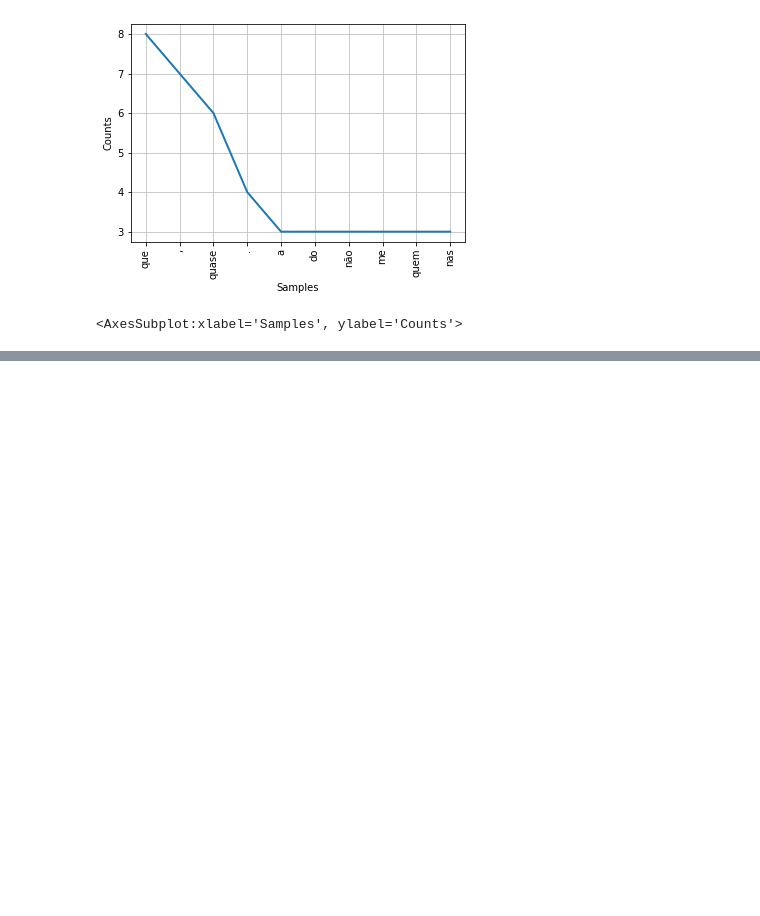
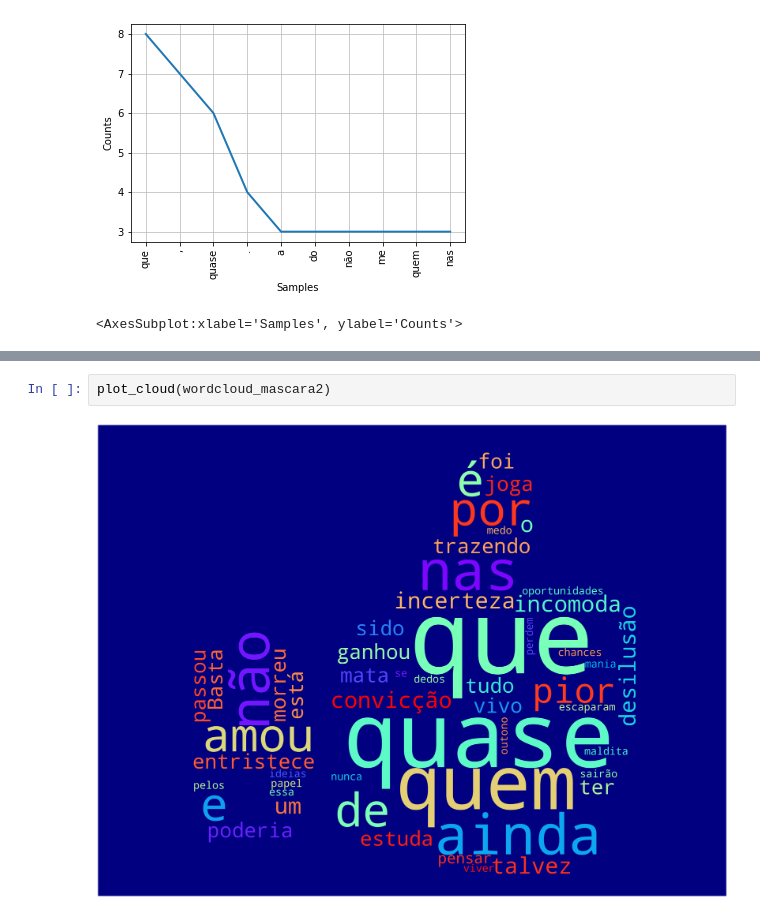
Before and after one commit to treinaweb/treinaweb-PLN-mineracao-de-texto, a Jupyter notebook: MineraçãoTexto.ipynb, the cells around one changed output, grey strips where cells are left out. Drawn from its saved outputs; the diff is of its cells as text; blank space fills up the shorter version.

```diff
--- a/MineraçãoTexto.ipynb
+++ b/MineraçãoTexto.ipynb
@@ -77,0 +127,4 @@ fdist.plot(10)
+# %%
+plot_cloud(wordcloud_mascara2)
+# %% [output]
+[figure, added]
```
Also changed, not shown: parts of 9 cells of this notebook.
